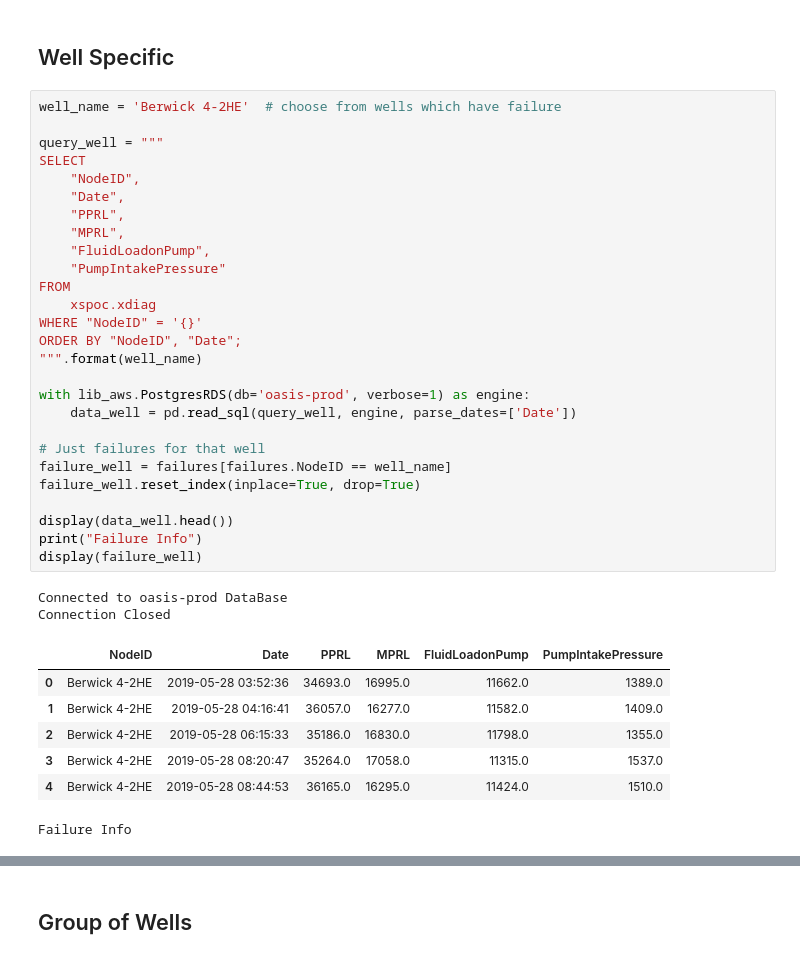
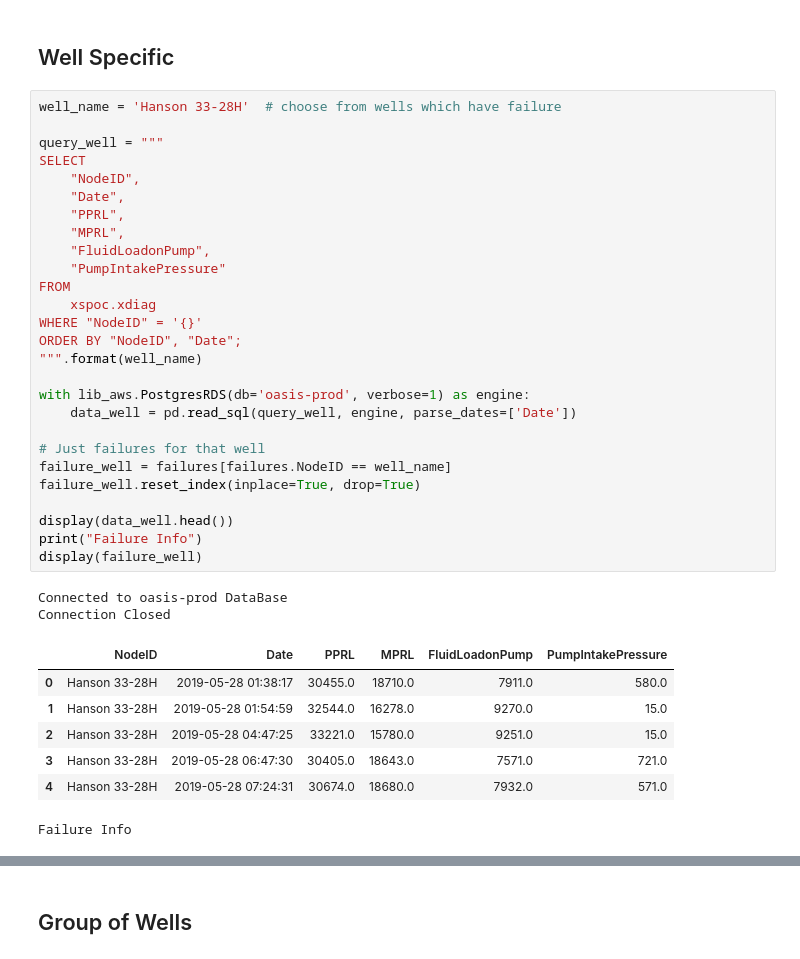
Before and after one commit to Ashitha97/ESP, a Jupyter notebook: Failure Forecasting/Feature Analysis.ipynb, the cells around one changed output, grey strips where cells are left out. Cells and saved outputs as stored; diff of their text form.

```diff
--- a/Failure Forecasting/Feature Analysis.ipynb
+++ b/Failure Forecasting/Feature Analysis.ipynb
@@ -157,40 +205,40 @@ Following are the Features (Columns) to use for the initial analysis:
 # %% [markdown]
 ## Well Specific
 # %%
-well_name = 'Berwick 4-2HE'  # choose from wells which have failure
+well_name = 'Hanson 33-28H'  # choose from wells which have failure
 
 query_well = """
 SELECT
     "NodeID",
     "Date",
     "PPRL",
     "MPRL",
     "FluidLoadonPump",
     "PumpIntakePressure"
 FROM
     xspoc.xdiag
 WHERE "NodeID" = '{}'
 ORDER BY "NodeID", "Date";
 """.format(well_name)
 
 with lib_aws.PostgresRDS(db='oasis-prod', verbose=1) as engine:
     data_well = pd.read_sql(query_well, engine, parse_dates=['Date'])
 
 # Just failures for that well
 failure_well = failures[failures.NodeID == well_name]
 failure_well.reset_index(inplace=True, drop=True)
 
 display(data_well.head())
 print("Failure Info")
 display(failure_well)
 # %% [output]
 Connected to oasis-prod DataBase
 Connection Closed
 |  | NodeID | Date | PPRL | MPRL | FluidLoadonPump | PumpIntakePressure |
-| 0 | Berwick 4-2HE | 2019-05-28 03:52:36 | 34693.0 | 16995.0 | 11662.0 | 1389.0 |
-| 1 | Berwick 4-2HE | 2019-05-28 04:16:41 | 36057.0 | 16277.0 | 11582.0 | 1409.0 |
-| 2 | Berwick 4-2HE | 2019-05-28 06:15:33 | 35186.0 | 16830.0 | 11798.0 | 1355.0 |
-| 3 | Berwick 4-2HE | 2019-05-28 08:20:47 | 35264.0 | 17058.0 | 11315.0 | 1537.0 |
-| 4 | Berwick 4-2HE | 2019-05-28 08:44:53 | 36165.0 | 16295.0 | 11424.0 | 1510.0 |
+| 0 | Hanson 33-28H | 2019-05-28 01:38:17 | 30455.0 | 18710.0 | 7911.0 | 580.0 |
+| 1 | Hanson 33-28H | 2019-05-28 01:54:59 | 32544.0 | 16278.0 | 9270.0 | 15.0 |
+| 2 | Hanson 33-28H | 2019-05-28 04:47:25 | 33221.0 | 15780.0 | 9251.0 | 15.0 |
+| 3 | Hanson 33-28H | 2019-05-28 06:47:30 | 30405.0 | 18643.0 | 7571.0 | 721.0 |
+| 4 | Hanson 33-28H | 2019-05-28 07:24:31 | 30674.0 | 18680.0 | 7932.0 | 571.0 |
 Failure Info
 |  | NodeID | Last Oil | Start Date | Finish Date | Job Type | Job Bucket | Primary Symptom | Secondary Symptom |
```
Also changed, not shown: parts of 13 cells of this notebook, 1 other file.
